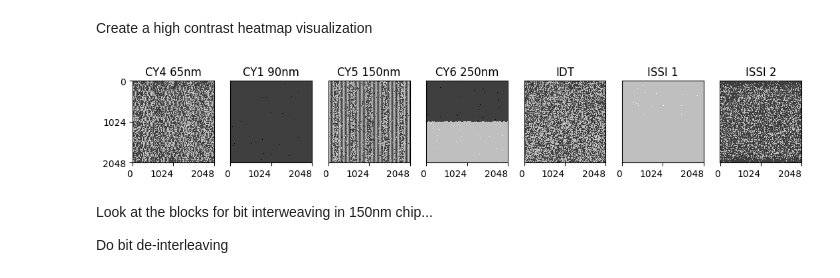
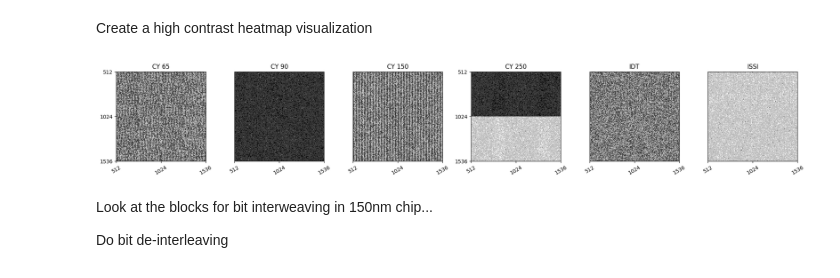
Before and after one commit to ihalseide/sram-fingerprint, a Jupyter notebook: analysis/izak_notebook.ipynb, the cells around one changed output. Drawn from its saved outputs; the diff is of its cells as text; code cells hidden in the pictures.

```diff
--- a/analysis/izak_notebook.ipynb
+++ b/analysis/izak_notebook.ipynb
@@ -1993,6 +2011,7 @@ for is_log in (True, False):
 
     fig.gca().set_xlim(-1, 51)
     fig.gca().set_xticks([0, 25, 50])
+    fig.gca().set_xticklabels([0, 0.5, 1])
     if not is_log:
         fig.gca().set_ylim(0, 0.5)
         fig.text(0.08, 0.5, 'Cell percent', va='center', rotation='vertical')
@@ -2002,4 +2021,5 @@ for is_log in (True, False):
     # fig.set_xlabel("Bias")
     # fig.set_ylabel("Occurrence")
     fig.text(0.5, -0.2, 'Bias towards 1', ha='center')
+    fig.text(0.5, 1.1, "Bit Bias Histogram Samples for Each Chip Type", ha="center")
 # %% [output]
@@ -2347,56 +2368,63 @@ ax.set_xticklabels(ax.get_xticklabels(), rotation=45, ha='right')
 # %% [markdown]
 Create a high contrast heatmap visualization
 # %%
+import numpy as np
+import matplotlib.pyplot as plt
+
 label_and_paths = [
-    ("CY4 65nm", r"C:\Users\ihals\OneDrive - Colostate\RAM_Lab\Senior_Design\Data\CY4-65nm-1\30C-30s-50dumps-2024.11.05.txt-results\Votes-50.npy"),
-    ("CY1 90nm", r"C:\Users\ihals\OneDrive - Colostate\RAM_Lab\Senior_Design\Data\CY1-90nm-2\RT-30s-50dumps.txt-results\Votes-50.npy"),
-    ("CY5 150nm", r"C:\Users\ihals\OneDrive - Colostate\RAM_Lab\Senior_Design\Data\CY5-150nm-2\50_captures_15_second_delay.txt-results\Votes-50.npy"),
-    ("CY6 250nm", r"C:\Users\ihals\OneDrive - Colostate\RAM_Lab\Senior_Design\Data\CY6-250nm-1\30C-60s-50dumps-2024.11.01.txt-results\Votes-50.npy"),
+    ("CY 65", r"C:\Users\ihals\OneDrive - Colostate\RAM_Lab\Senior_Design\Data\CY4-65nm-1\30C-30s-50dumps-2024.11.05.txt-results\Votes-50.npy"),
+    ("CY 90", r"C:\Users\ihals\OneDrive - Colostate\RAM_Lab\Senior_Design\Data\CY1-90nm-2\RT-30s-50dumps.txt-results\Votes-50.npy"),
+    ("CY 150", r"C:\Users\ihals\OneDrive - Colostate\RAM_Lab\Senior_Design\Data\CY5-150nm-2\50_captures_15_second_delay.txt-results\Votes-50.npy"),
+    ("CY 250", r"C:\Users\ihals\OneDrive - Colostate\RAM_Lab\Senior_Design\Data\CY6-250nm-1\30C-60s-50dumps-2024.11.01.txt-results\Votes-50.npy"),
     ("IDT", r"C:\Users\ihals\OneDrive - Colostate\RAM_Lab\Senior_Design\Data\IDT1-1\50_captures_15_second_delay.txt-results\Votes-49.npy"),
-    ("ISSI 1", r"C:\Users\ihals\OneDrive - Colostate\RAM_Lab\Senior_Design\Data\ISSI1-1\50_captures_15_second_delay.txt-results\Votes-50.npy"),
-    ("ISSI 2", r"C:\Users\ihals\OneDrive - Colostate\RAM_Lab\Senior_Design\Data\ISSI2-5\RT-60s-50dumps.txt-results\Votes-50.npy"),
+    ("ISSI", r"C:\Users\ihals\OneDrive - Colostate\RAM_Lab\Senior_Design\Data\ISSI1-1\50_captures_15_second_delay.txt-results\Votes-50.npy"),
+    # ("ISSI 2", r"C:\Users\ihals\OneDrive - Colostate\RAM_Lab\Senior_Design\Data\ISSI2-5\RT-60s-50dumps.txt-results\Votes-50.npy"),
 ]
 
 color1 = np.array([0, 0, 0])
 color2 = np.array([0.25, 0.25, 0.25])
 color3 = np.array([0.75, 0.75, 0.75])
 color4 = np.array([1, 1, 1])
 colors_4_segments = np.ones((4, 3))
 colors_4_segments[0] = color1
 colors_4_segments[1] = color2
 colors_4_segments[2] = color3
 colors_4_segments[3] = color4
 colormap_4 = ListedColormap(colors_4_segments)
 
-fig = plt.figure()
-fig.set_figwidth(6.5 *2)
-fig.set_figheight(2 *2)
+fig = plt.figure(layout="tight")
+fig.set_figwidth(6.5 *3)
+fig.set_figheight(3 *3)
 width = height = 2048 #1024
-columns = len(label_and_paths)
 rows = 1
+columns = len(label_and_paths) // rows
 ticks = [0, width/2, width]
+center_ticks = [512, 1024, 1024+512]
 
 for i, label_and_file_path in enumerate(label_and_paths):
     plt_label, file_path = label_and_file_path
     bit_vote_counts = np.load(file_path)
     bit_count = width * height
     modified_arr = 2 * np.abs(bit_vote_counts - 0.5) # rescale bit vote 0/1 to stability
     a0 = 0
     img = np.reshape(modified_arr[a0 : a0 + bit_count], (width, height))
     big = width > 512 or height > 512
     fig.add_subplot(rows, columns, i + 1)
-    plt.imshow(img, colormap_4, interpolation="bilinear")
+    ai = plt.imshow(img, colormap_4, interpolation="bilinear")
     ax = plt.gca()
+    ax.set_xlim((512, 1024+512))
+    ax.set_ylim((1024+512, 512))
     ax.set_title(plt_label)
-    ax.set_xticks(ticks)
-    ax.set_xticklabels(ax.get_xticklabels(), rotation=0, ha='right')
-    if i == 0:
-        ax.set_yticks(ticks)
+    # ax.set_xticks(ticks)
+    ax.set_xticks(center_ticks)
+    ax.set_xticklabels(ax.get_xticklabels(), rotation=30, ha='center')
+    if i in (0, 3):
+        ax.set_yticks(list(center_ticks))
     else:
         ax.set_yticks([])
-# plt.colorbar(label='Bit stability (normalized)')
+# plt.colorbar(ai, label='Bit stability (normalized)')
 # %% [output]
-[figure, old version]
+[figure, new version]
 # %% [markdown]
 Look at the blocks for bit interweaving in 150nm chip...
 
```
Also changed, not shown: parts of 4 cells of this notebook.
